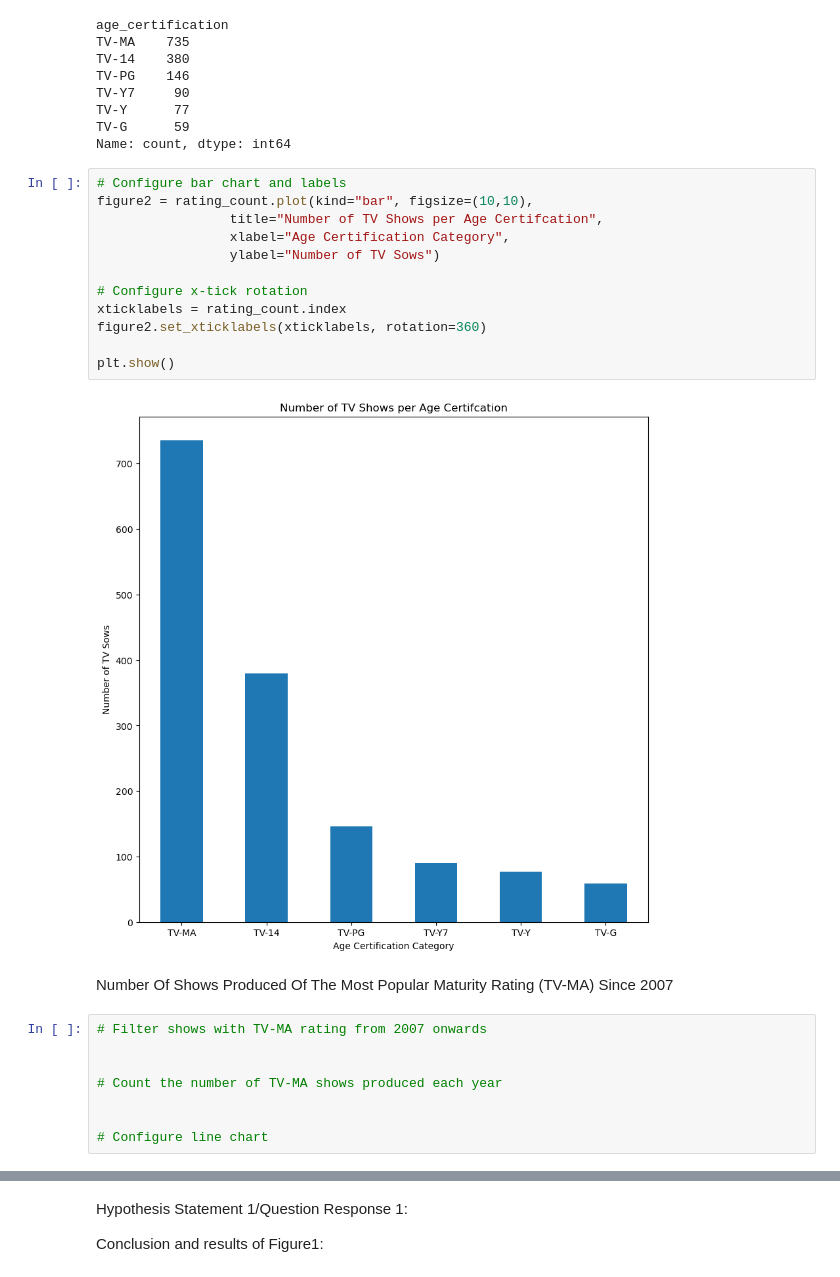
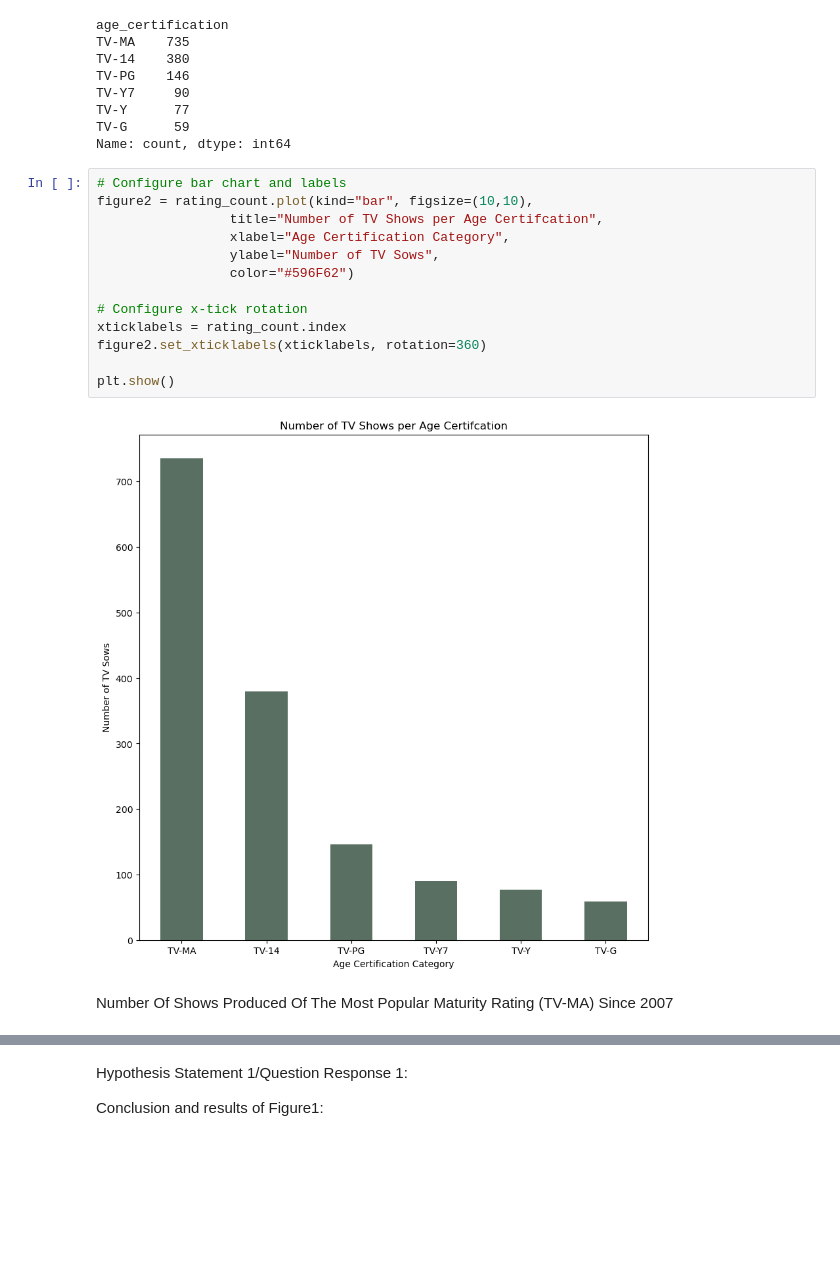
Before and after one commit to NidaB-C/NetflixEDA, a Jupyter notebook: Ammarah-Question1/notebook.ipynb, the cells around one changed output, grey strips where cells are left out. Saved outputs shown, nothing was run; the diff lists cells and outputs as text; blank space fills up the shorter version.

```diff
--- a/Ammarah-Question1/notebook.ipynb
+++ b/Ammarah-Question1/notebook.ipynb
@@ -136,24 +139,17 @@ Name: count, dtype: int64
 # %%
 # Configure bar chart and labels
 figure2 = rating_count.plot(kind="bar", figsize=(10,10),
                  title="Number of TV Shows per Age Certifcation",
                  xlabel="Age Certification Category",
-                 ylabel="Number of TV Sows")
+                 ylabel="Number of TV Sows",
+                 color="#596F62")
 
 # Configure x-tick rotation
 xticklabels = rating_count.index
 figure2.set_xticklabels(xticklabels, rotation=360)
 
 plt.show()
 # %% [output]
-[figure, old version]
+[figure, new version]
 # %% [markdown]
 Number Of Shows Produced Of The Most Popular Maturity Rating (TV-MA) Since 2007
-# %%
-# Filter shows with TV-MA rating from 2007 onwards
-
-
-# Count the number of TV-MA shows produced each year
-
-
-# Configure line chart
```
Also changed, not shown: parts of 11 cells of this notebook.
